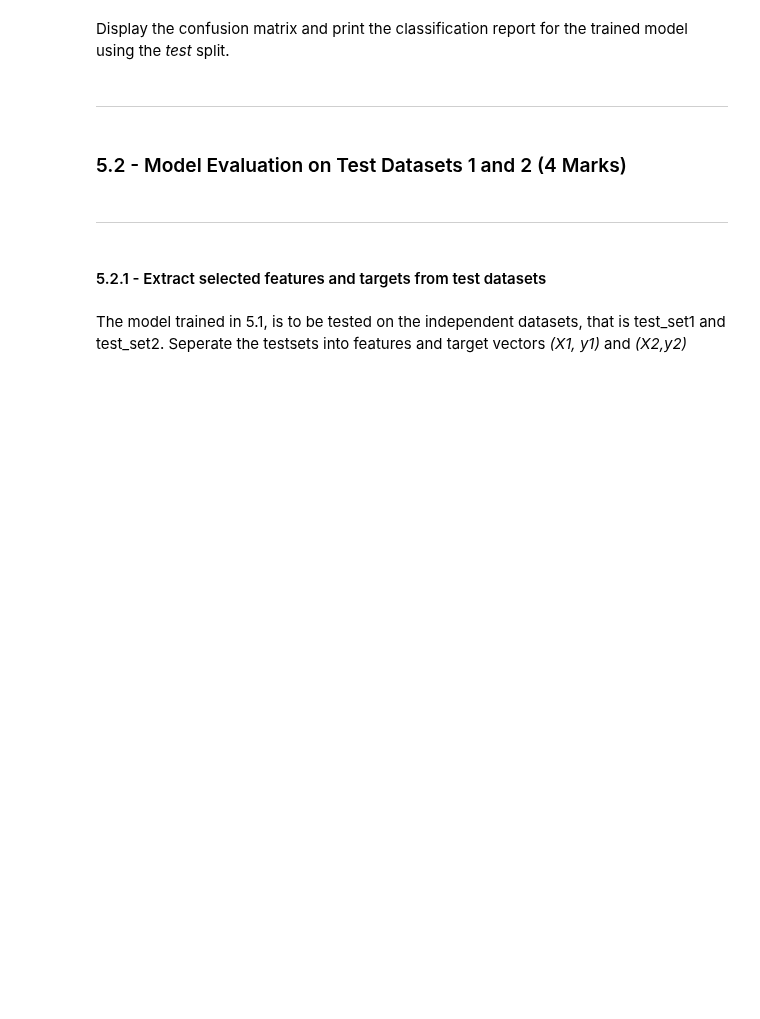
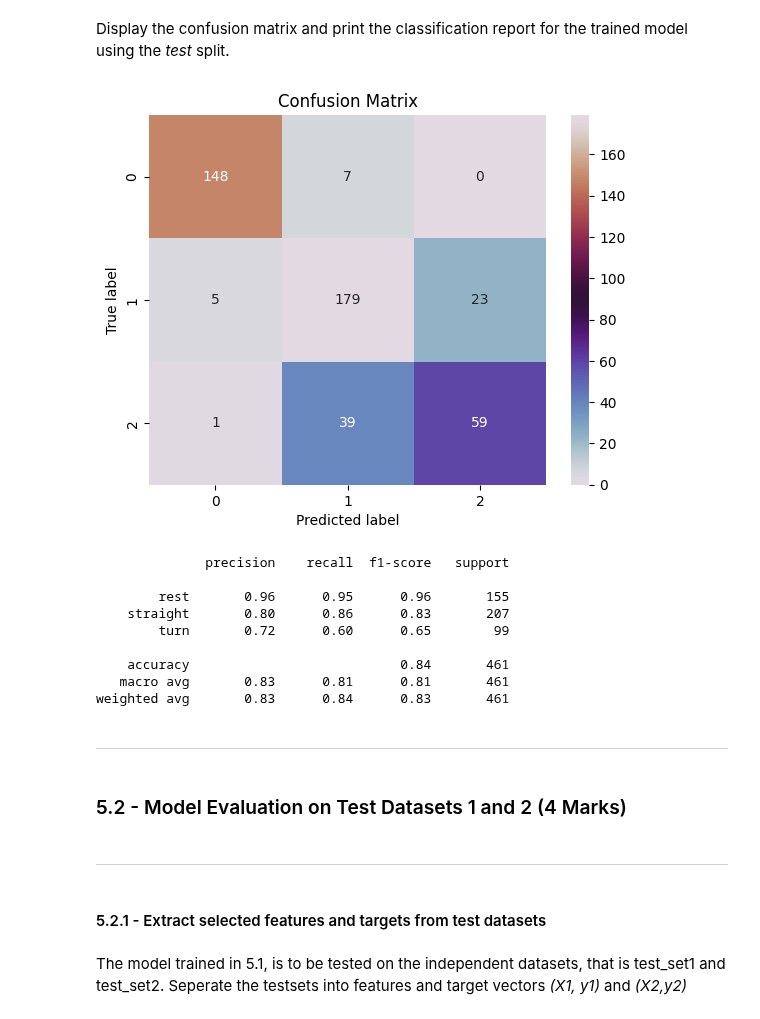
Before and after one commit to ChisomOnyeukwu/engg680_2024_fall, a Jupyter notebook: Lab_Assignment4/Assignment 4.ipynb, the cells around one changed output. Drawn from its saved outputs; the diff is of its cells as text; code cells hidden in the pictures; blank space fills up the shorter version.

```diff
--- a/Lab_Assignment4/Assignment 4.ipynb
+++ b/Lab_Assignment4/Assignment 4.ipynb
@@ -872,5 +872,5 @@ ___
 1.
 # %%
 # TODO - Load group selected features from cv_set to X
-# X =
+X = cv_set[['ax_var', 'ay_var', 'az_sum', 'a_sum', 'gz_var']]
 X.head(2)
@@ -885,16 +889,22 @@ ___
 Similar to the steps from **1.2.2** and perform model training and tuning using for the model selected. Perform the `train_test_split`, initiate a `Pipeline`, then define the *Parameters* for `GridSearchCV`. Finally, perfrom the grid search.
 # %%
 # TODO - Perform train/test split
+X_train, X_test, y_train, y_test = train_test_split(X, y, test_size=0.3, random_state=42, stratify=y)
 # %%
 # Perform any missing imports
-
+from sklearn.ensemble import RandomForestClassifier
 # TODO - Initiate the pipeline
 # (1 mark)
-# pipe =
+pipe = Pipeline([('scaler', StandardScaler()), ('classifier', RandomForestClassifier())])
 # %%
 # TODO - Define the parameter grid for your model
 # (3 marks)
-# param_grid =
+param_grid = {
+    'scaler': [StandardScaler(), RobustScaler(), None],
+    'classifier__n_estimators': [50, 100, 200],
+    'classifier__max_depth': [None, 10, 20],
+    'classifier__min_samples_split': [2, 5, 10]
+}
 # %%
 # TODO - Perform the grid search
 grid = GridSearchCV(pipe, param_grid, cv=5, scoring='accuracy', return_train_score=True)
@@ -923,3 +948,27 @@ Display the confusion matrix and print the classification report for the trained
+# %%
+# TODO - Display confusion matrix and print classification report
+
+y_pred = grid.predict(X_test)
+
+sns.heatmap(confusion_matrix(y_test, y_pred), annot=True, fmt='d', cmap='twilight')
+
+plt.title('Confusion Matrix')
+plt.ylabel('True label')
+plt.xlabel('Predicted label')
+plt.show()
+
+print(classification_report(y_test, y_pred))
+# %% [output]
+[figure, added]
+              precision    recall  f1-score   support
+
+        rest       0.96      0.95      0.96       155
+    straight       0.80      0.86      0.83       207
+        turn       0.72      0.60      0.65        99
+
+    accuracy                           0.84       461
+   macro avg       0.83      0.81      0.81       461
+weighted avg       0.83      0.84      0.83       461
 # %% [markdown]
 ___
 # %% [markdown]
```
Also changed, not shown: parts of 12 cells of this notebook.
